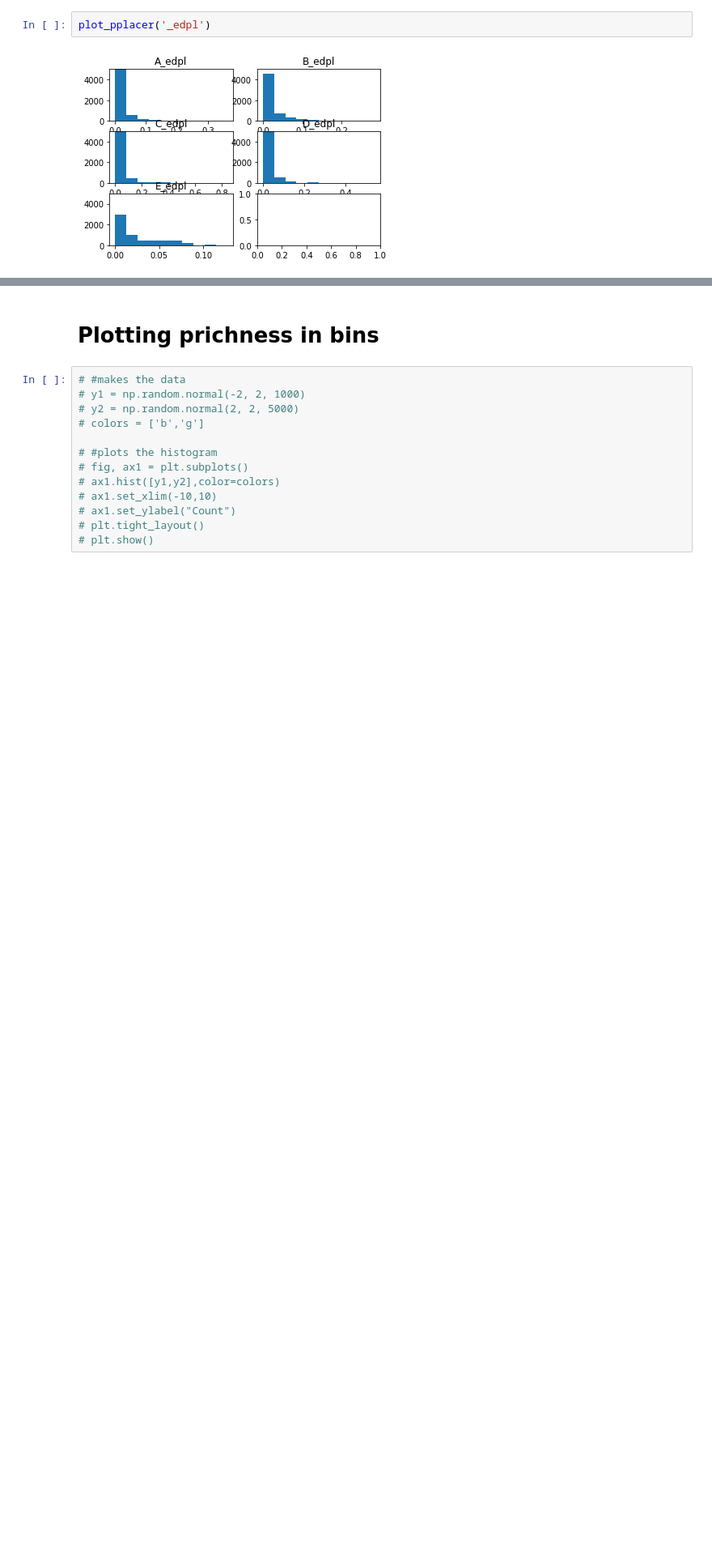
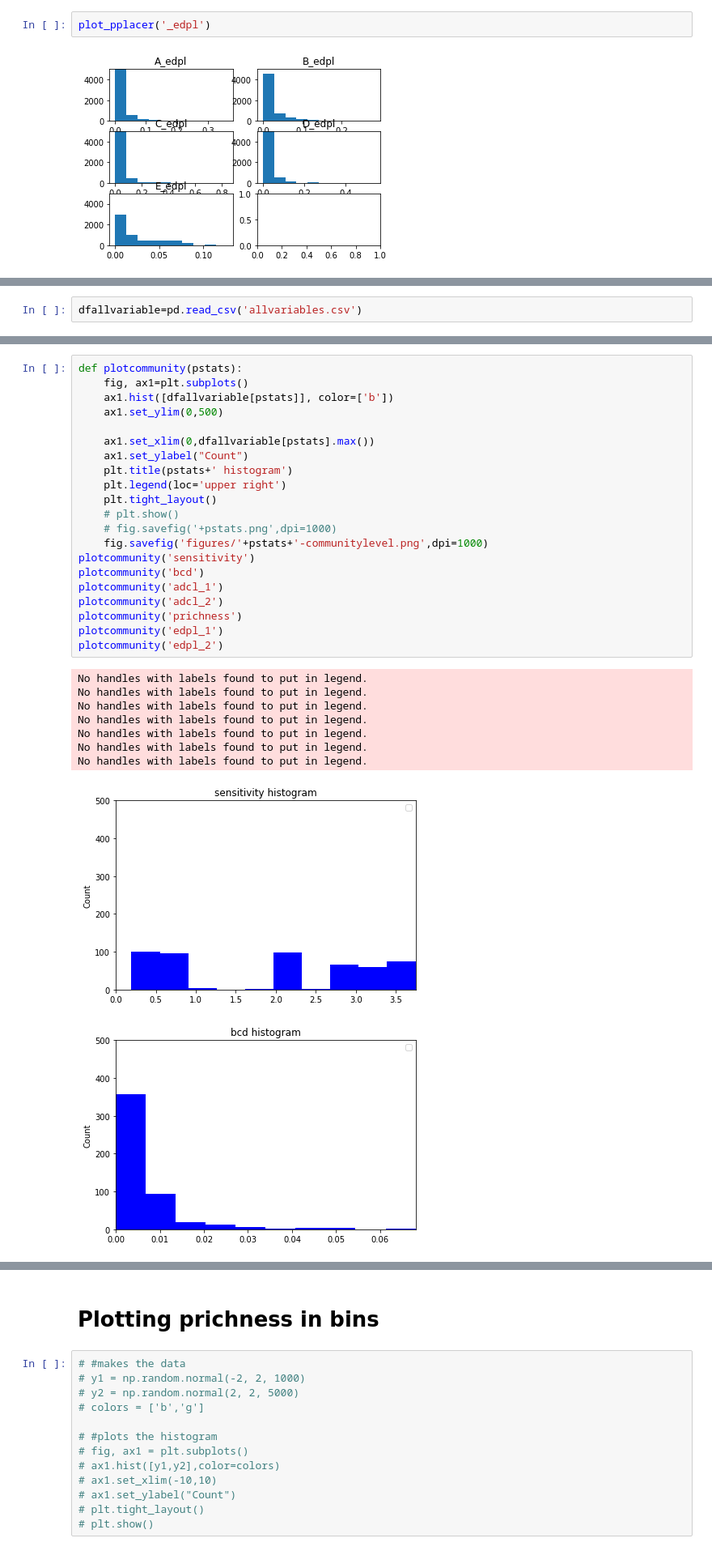
Before and after one commit to hongyingsun1101/microbiome, a Jupyter notebook: data-exploring-202007.ipynb, the cells around one changed output, grey strips where cells are left out. Shown at 81% size. Drawn from its saved outputs; the diff is of its cells as text; blank space fills up the shorter version.

```diff
--- a/data-exploring-202007.ipynb
+++ b/data-exploring-202007.ipynb
@@ -1041,0 +1030,2 @@ Name: A_edpl, dtype: float64
+# %%
+dfallvariable=pd.read_csv('allvariables.csv')
@@ -1041,0 +1038,31 @@ Name: A_edpl, dtype: float64
+# %%
+def plotcommunity(pstats):
+    fig, ax1=plt.subplots()
+    ax1.hist([dfallvariable[pstats]], color=['b'])
+    ax1.set_ylim(0,500)
+
+    ax1.set_xlim(0,dfallvariable[pstats].max())
+    ax1.set_ylabel("Count")
+    plt.title(pstats+' histogram')
+    plt.legend(loc='upper right')
+    plt.tight_layout()
+    # plt.show()
+    # fig.savefig('+pstats.png',dpi=1000)
+    fig.savefig('figures/'+pstats+'-communitylevel.png',dpi=1000)
+plotcommunity('sensitivity')
+plotcommunity('bcd')
+plotcommunity('adcl_1')
+plotcommunity('adcl_2')
+plotcommunity('prichness')
+plotcommunity('edpl_1')
+plotcommunity('edpl_2')
+# %% [output]
+No handles with labels found to put in legend.
+No handles with labels found to put in legend.
+No handles with labels found to put in legend.
+No handles with labels found to put in legend.
+No handles with labels found to put in legend.
+No handles with labels found to put in legend.
+No handles with labels found to put in legend.
+[figure, added]
+[figure, added]
```
Also changed, not shown: parts of 8 cells of this notebook, 7 other files.
